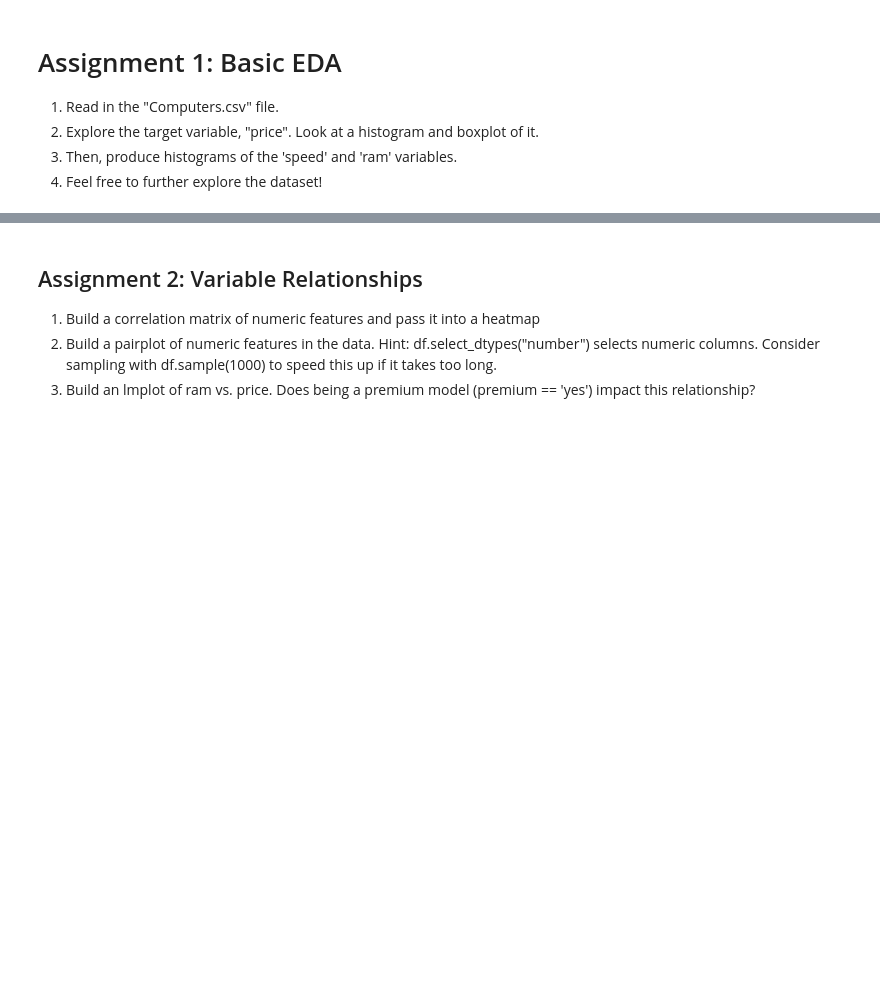
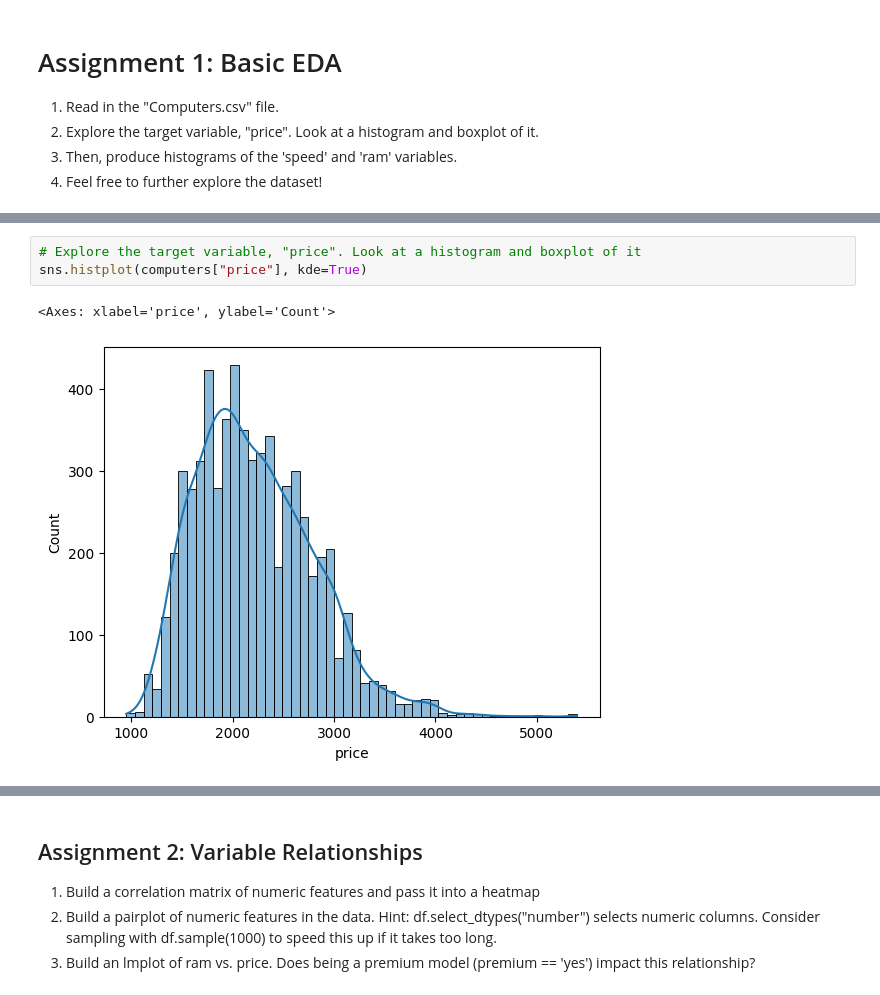
Before and after one commit to donatas-ruzgys/VSCode, a Jupyter notebook: 05_Regressions/2026-02-18_1st_lesson/Assignments/01_EDA_assignments.ipynb, the cells around one changed output, grey strips where cells are left out. Cells and saved outputs as stored; diff of their text form; blank space fills up the shorter version.

```diff
--- a/05_Regressions/2026-02-18_1st_lesson/Assignments/01_EDA_assignments.ipynb
+++ b/05_Regressions/2026-02-18_1st_lesson/Assignments/01_EDA_assignments.ipynb
@@ -20,0 +54,6 @@ computers.head()
+# %%
+# Explore the target variable, "price". Look at a histogram and boxplot of it
+sns.histplot(computers["price"], kde=True)
+# %% [output]
+<Axes: xlabel='price', ylabel='Count'>
+[figure, added]
```
Also changed, not shown: parts of 17 cells of this notebook.
